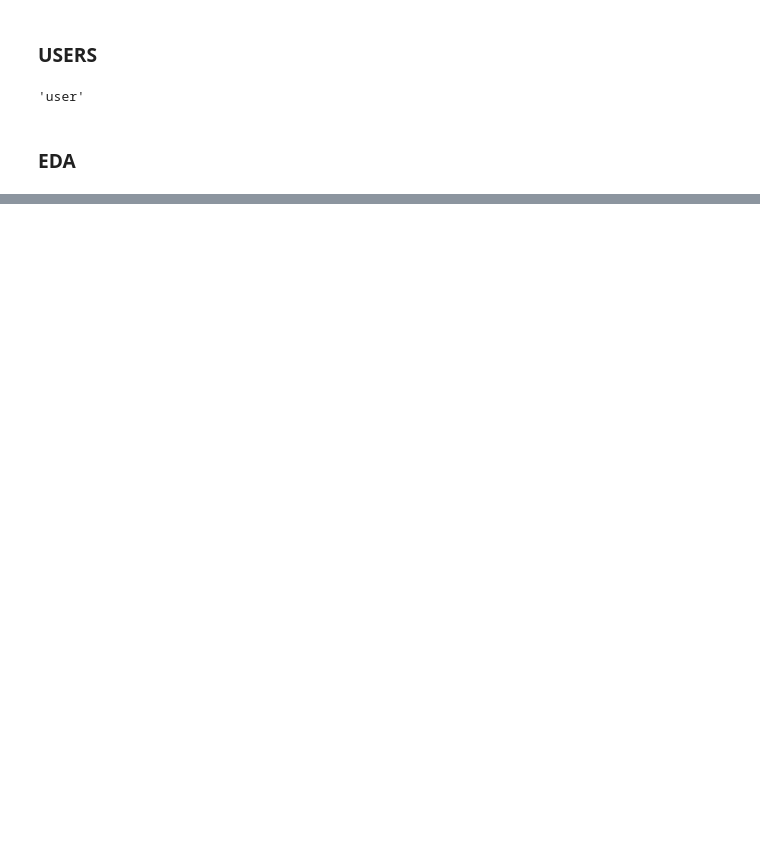
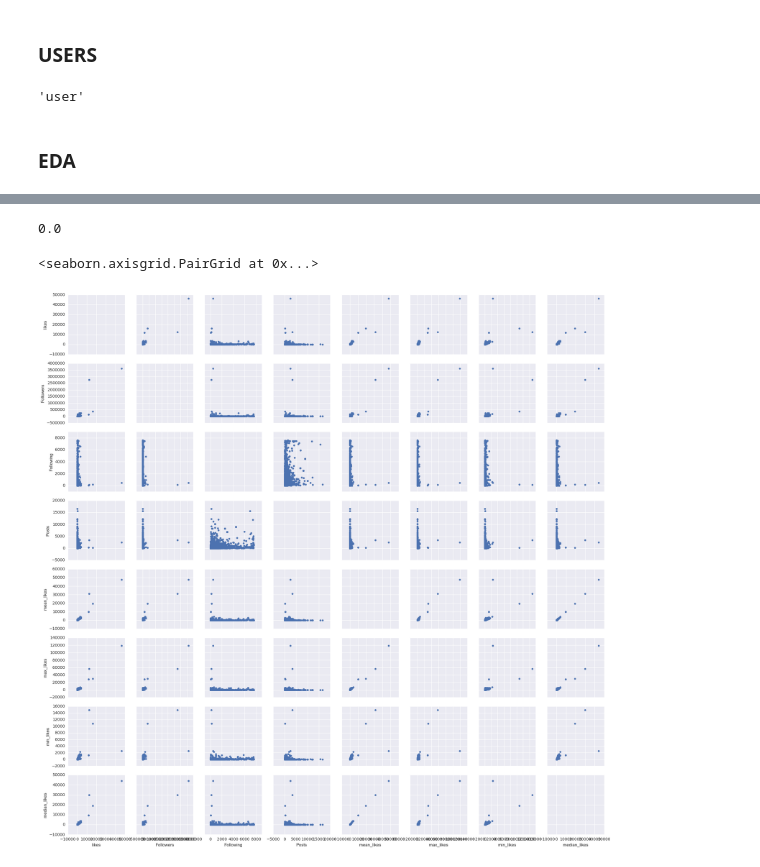
Before and after one commit to thunter009/Instapredict, a Jupyter notebook: EDA.ipynb, the cells around one changed output, grey strips where cells are left out. Drawn from its saved outputs; the diff is of its cells as text; code cells hidden in the pictures; blank space fills up the shorter version.

```diff
--- a/EDA.ipynb
+++ b/EDA.ipynb
@@ -93,0 +175,5 @@ sns.boxplot(x='filters', y='likes', data=clean[clean['likes'] < 100], vert = Fal
+# %%
+kyle = pd.read_csv('../../Dropbox/photos/First Scrape/new_wedMar15.csv')
+image = pd.read_csv('../../Dropbox/photos/First Scrape/image_df_new.csv')
+users = pd.read_csv('../../Dropbox/photos/First Scrape/firstcrawl1_users_followers.csv')
+total = pd.read_csv('../../Dropbox/photos/for_tests.csv')
@@ -93,0 +182,14 @@ sns.boxplot(x='filters', y='likes', data=clean[clean['likes'] < 100], vert = Fal
+# %%
+np.min(total['mean_likes'])
+# %% [output]
+0.0
+# %%
+col = ['likes','Followers', 'Following', 'Posts', 'mean_likes','max_likes','min_likes','median_likes']
+clean2 = total[col]
+
+import seaborn as sns
+g = sns.PairGrid(clean2)
+g.map_offdiag(plt.scatter)
+# %% [output]
+<seaborn.axisgrid.PairGrid at 0x...>
+[figure, added]
```
Also changed, not shown: parts of 11 cells of this notebook.
